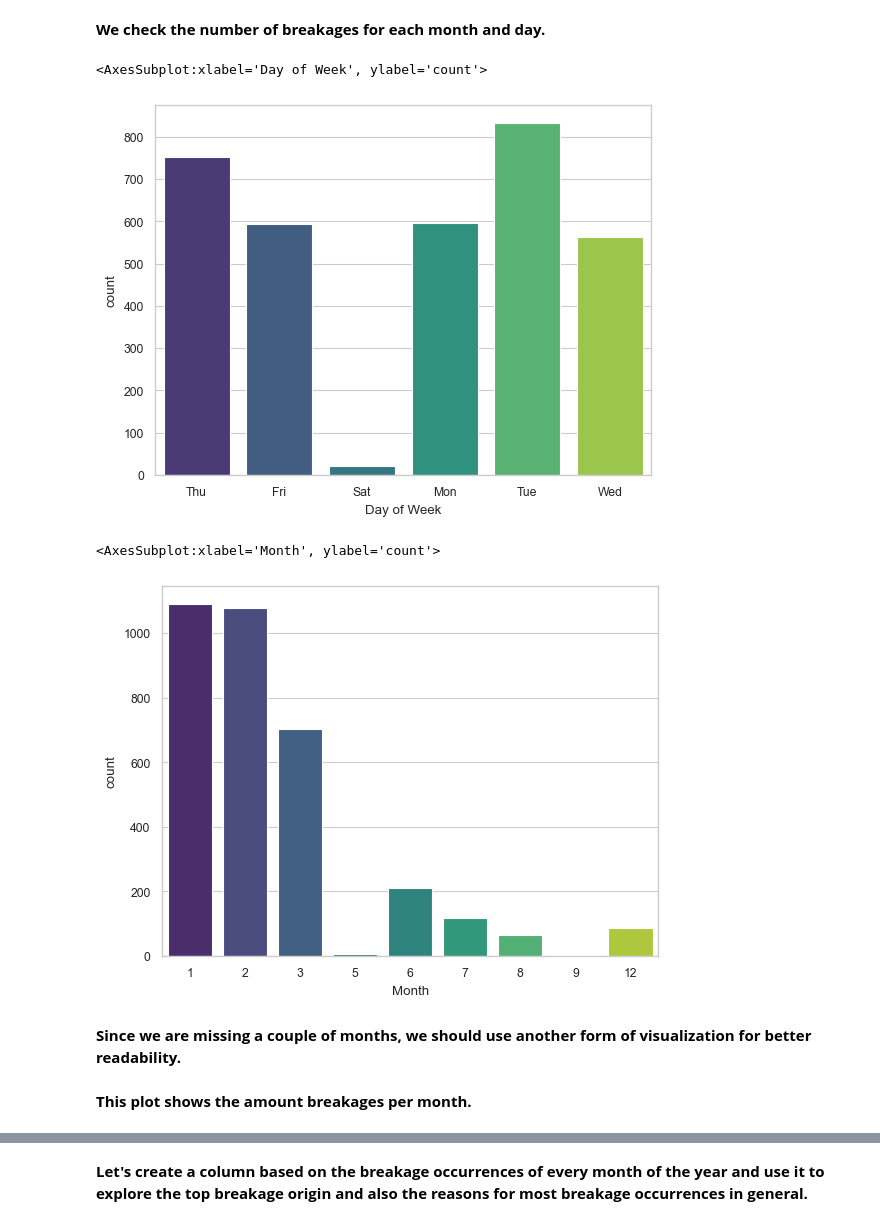
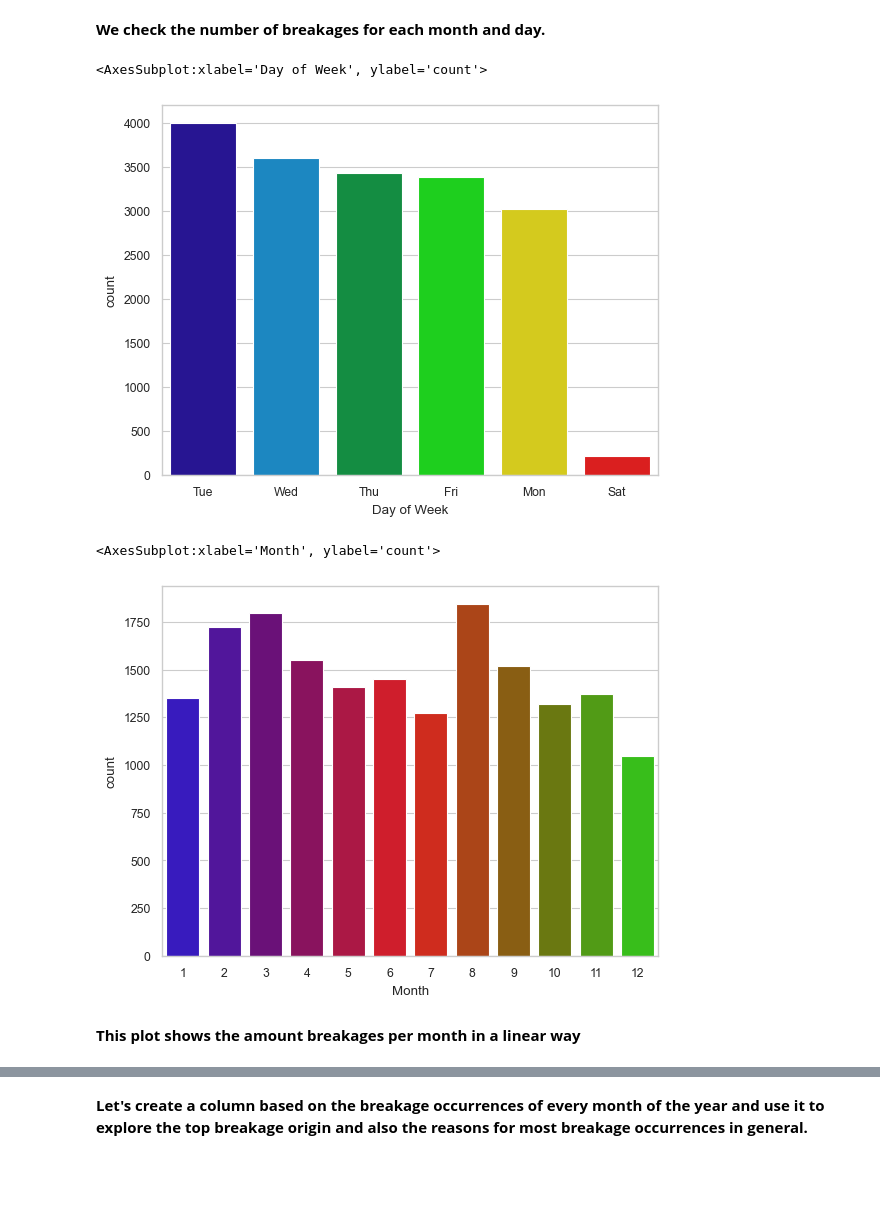
Before and after one commit to ojimenez24/Breakage2022, a Jupyter notebook: Data Science Project - Breakages EA.ipynb, the cells around one changed output, grey strips where cells are left out. Cells and saved outputs as stored; diff of their text form; code cells hidden in the pictures; blank space fills up the shorter version.

```diff
--- a/Data Science Project - Breakages EA.ipynb
+++ b/Data Science Project - Breakages EA.ipynb
@@ -8,7 +8,7 @@ import seaborn as sns
 sns.set_style('whitegrid')
 %matplotlib inline
 # %%
-df_raw = pd.read_csv("C:/Users/ojime/OneDrive/Documents/breakexp2020.csv")
+df_raw = pd.read_csv("C:/Users/ojime/OneDrive/Desktop/Datasets/breakexp2022.csv")
 # %%
 df_raw.info()
 # %% [output]
@@ -272,23 +288,22 @@ dmap = {0:'Mon',1:'Tue',2:'Wed',3:'Thu',4:'Fri',5:'Sat',6:'Sun'}
 # %%
 df['Day of Week'] = df['Day of Week'].map(dmap)
+df['Month'] = df['Month']
 # %% [markdown]
 **We check the number of breakages for each month and day.**
 # %%
-sns.countplot(x='Day of Week',data=df, palette='viridis')
+sns.countplot(x='Day of Week',data=df, palette='nipy_spectral')
 # %% [output]
 <AxesSubplot:xlabel='Day of Week', ylabel='count'>
-[figure, old version]
+[figure, new version]
 # %%
-sns.countplot(x='Month',data=df, palette='viridis')
+sns.countplot(x='Month',data=df, palette='brg')
 # %% [output]
 <AxesSubplot:xlabel='Month', ylabel='count'>
-[figure, old version]
+[figure, new version]
-# %% [markdown]
-**Since we are missing a couple of months, we should use another form of visualization for better readability.**
 # %%
 byMonth = df.groupby('Month').count()
 # %% [markdown]
-**This plot shows the amount breakages per month.**
+**This plot shows the amount breakages per month in a linear way**
 # %%
 byMonth['User'].plot()
 # %% [output]
```
Also changed, not shown: parts of 40 cells of this notebook.
